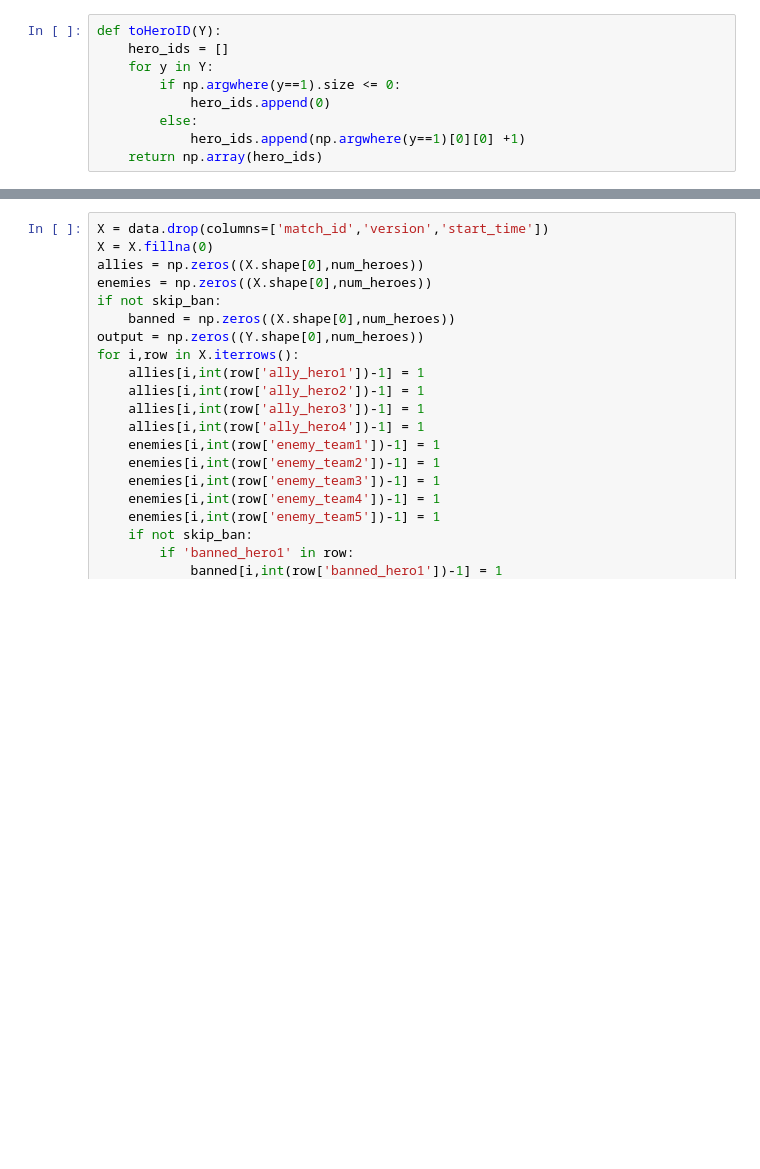
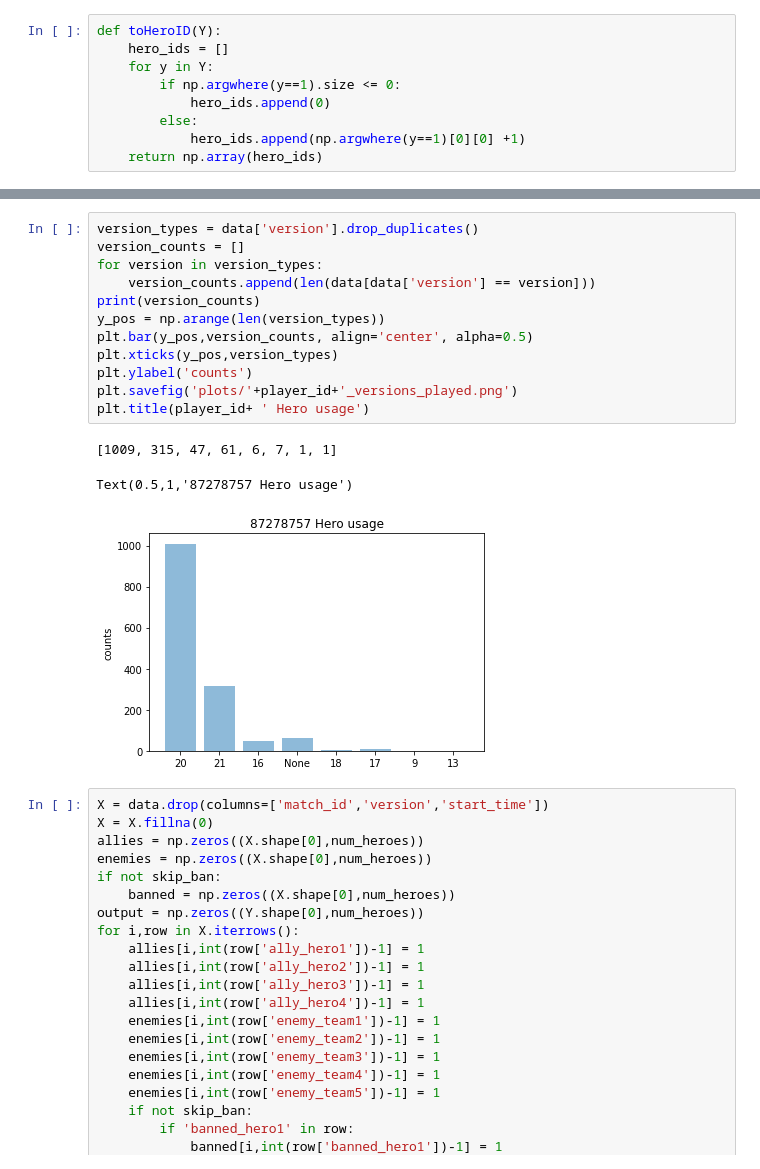
Before and after one commit to a3madkour/dota_final_project, a Jupyter notebook: Main Notebook.ipynb, the cells around one changed output, grey strips where cells are left out. Cells and saved outputs as stored; diff of their text form; blank space fills up the shorter version.

```diff
--- a/Main Notebook.ipynb
+++ b/Main Notebook.ipynb
@@ -68,3 +80,19 @@ plotHeroUsage(Y,10)
+# %%
+version_types = data['version'].drop_duplicates()
+version_counts = []
+for version in version_types:
+    version_counts.append(len(data[data['version'] == version]))
+print(version_counts)
+y_pos = np.arange(len(version_types))
+plt.bar(y_pos,version_counts, align='center', alpha=0.5)
+plt.xticks(y_pos,version_types)
+plt.ylabel('counts')
+plt.savefig('plots/'+player_id+'_versions_played.png')
+plt.title(player_id+ ' Hero usage')
+# %% [output]
+[1009, 315, 47, 61, 6, 7, 1, 1]
+Text(0.5,1,'87278757 Hero usage')
+[figure, added]
 # %%
 X = data.drop(columns=['match_id','version','start_time'])
 X = X.fillna(0)
```
Also changed, not shown: parts of 9 cells of this notebook, 15 other files.
